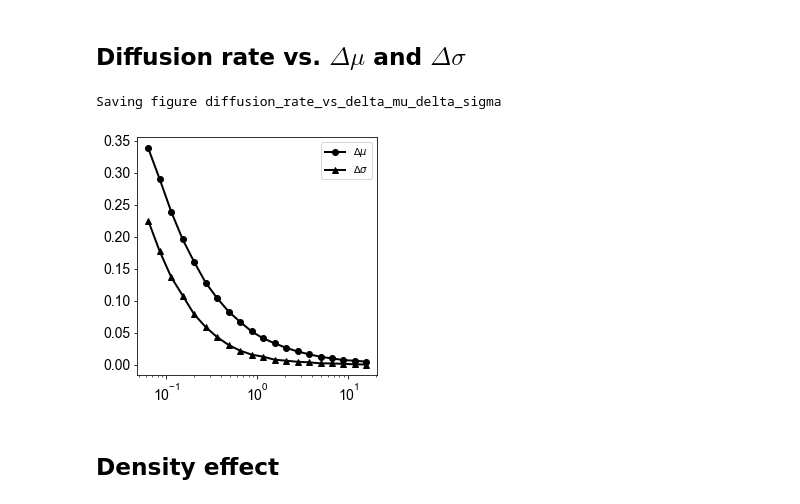
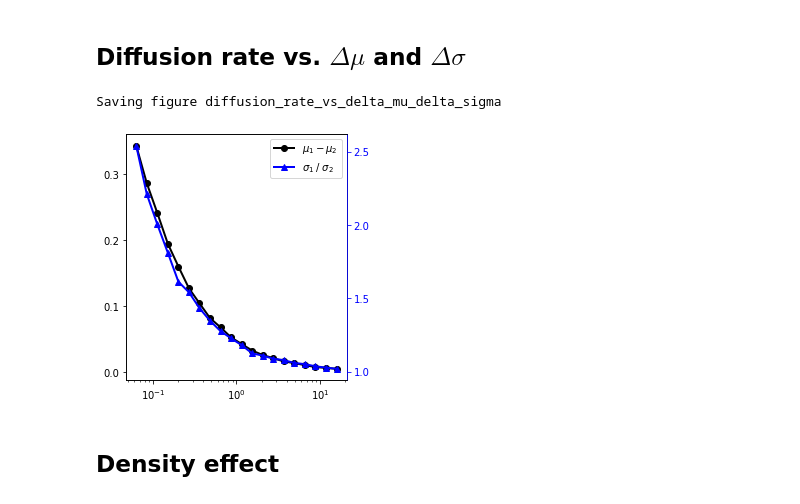
Before and after one commit to Li-Boyan/ReLU_optoSTING, a Jupyter notebook: scripts/fig2-2_relu_modeling.ipynb, the cells around one changed output. Saved outputs shown, nothing was run; the diff lists cells and outputs as text; code cells hidden in the pictures.

```diff
--- a/scripts/fig2-2_relu_modeling.ipynb
+++ b/scripts/fig2-2_relu_modeling.ipynb
@@ -319,7 +319,7 @@ for D in tqdm(D_values):
         sar = (cs > thresh).sum() / ((s==1)).sum()
         rar = (cr > thresh).sum() / ((s==0)).sum()
         cdiffs.append(np.mean(cs) - np.mean(cr))
-        errdiffs.append(np.std(cs) - np.std(cr))
+        errdiffs.append(np.std(cs) / np.std(cr))
         serrs.append(np.std(cs))
         rerrs.append(np.std(cr))
     cdiff_mean.append(np.mean(cdiffs))
@@ -328,14 +328,21 @@ for D in tqdm(D_values):
     rerrs_mean.append(np.mean(rerrs))
 # %%
 _, ax = plt.subplots(1, 1, figsize=(4, 4))
-ax.plot(D_values, cdiff_mean, marker="o", label=r"$\Delta\mu$", linewidth=2, markersize=6, c="k")
-ax.plot(D_values, errdiff_mean, marker="^", label=r"$\Delta\sigma$", linewidth=2, markersize=6, c="k")
-ax.legend(loc="best")
+ln1 = ax.plot(D_values, cdiff_mean, marker="o", label=r"$\mu_1 - \mu_2$", linewidth=2, markersize=6, c="k")
+ax2 = ax.twinx()
+ln2 = ax2.plot(D_values, errdiff_mean, marker="^", label=r"$\sigma_1\;/\;\sigma_2$", linewidth=2, markersize=6, c="blue")
+lns = ln1 + ln2
+labs = [l.get_label() for l in lns]
+ax2.spines['right'].set_color('blue')
+ax2.tick_params(axis='y', colors='blue')
+ax.set_yticks([0, 0.1, 0.2, 0.3])
+ax2.set_yticks([1, 1.5, 2, 2.5])
+ax.legend(lns, labs, loc="best")
 ax.set_xscale('log')
 save_fig("diffusion_rate_vs_delta_mu_delta_sigma")
 # %% [output]
 Saving figure diffusion_rate_vs_delta_mu_delta_sigma
-[figure, old version]
+[figure, new version]
 # %% [markdown]
 ## Density effect
 # %%
```
Also changed, not shown: parts of 7 cells of this notebook.
